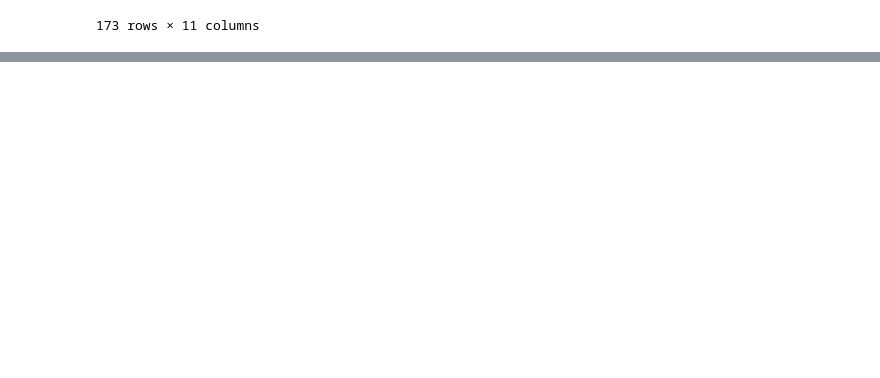
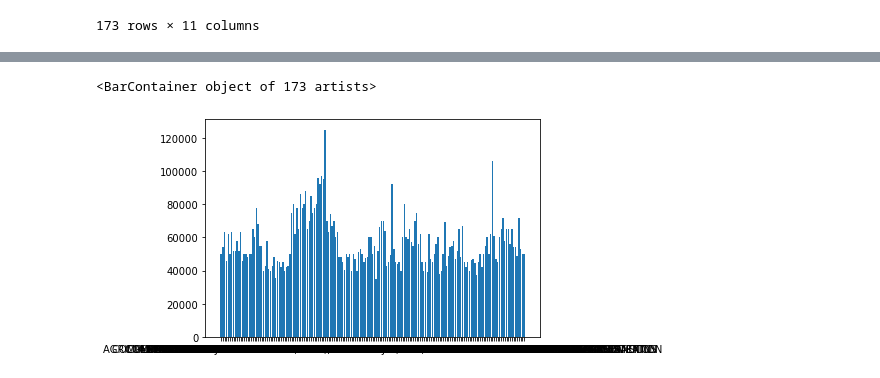
Before and after one commit to jhaarala23/dasc2103project, a Jupyter notebook: eda_forProject.ipynb, the cells around one changed output, grey strips where cells are left out. Cells and saved outputs as stored; diff of their text form; code cells hidden in the pictures; blank space fills up the shorter version.

Commit message:
added some graphs and a question

```diff
--- a/eda_forProject.ipynb
+++ b/eda_forProject.ipynb
@@ -5,6 +8,6 @@ import matplotlib.pyplot as plt
 # %%
-majors = pd.read_csv('college-majors/all-ages.csv')
-majors
+all_ages = pd.read_csv('college-majors/all-ages.csv')
+all_ages
 # %% [output]
 |  | Major_code | Major | Major_category | Total | Employed | Employed_full_time_year_round | Unemployed | ... |
 | 0 | 1100 | GENERAL AGRICULTURE | Agriculture & Natural Resources | 128148 | 90245 | 74078 | 2423 | ... |
@@ -31,3 +34,8 @@ majors.describe()
 | 50% | 3608.000000 | 7.579100e+04 | 5.656400e+04 | 3.961300e+04 | 3619.000000 | 0.054719 | 53000.000000 | 36000.000000 | ... |
 | 75% | 5503.000000 | 2.057630e+05 | 1.428790e+05 | 1.110250e+05 | 8862.000000 | 0.069043 | 65000.000000 | 42000.000000 | ... |
 | max | 6403.000000 | 3.123510e+06 | 2.354398e+06 | 1.939384e+06 | 147261.000000 | 0.156147 | 125000.000000 | 78000.000000 | ... |
+# %%
+plt.bar(all_ages['Major'], all_ages['Median'])
+# %% [output]
+<BarContainer object of 173 artists>
+[figure, added]
```
Also changed, not shown: parts of 22 cells of this notebook.
